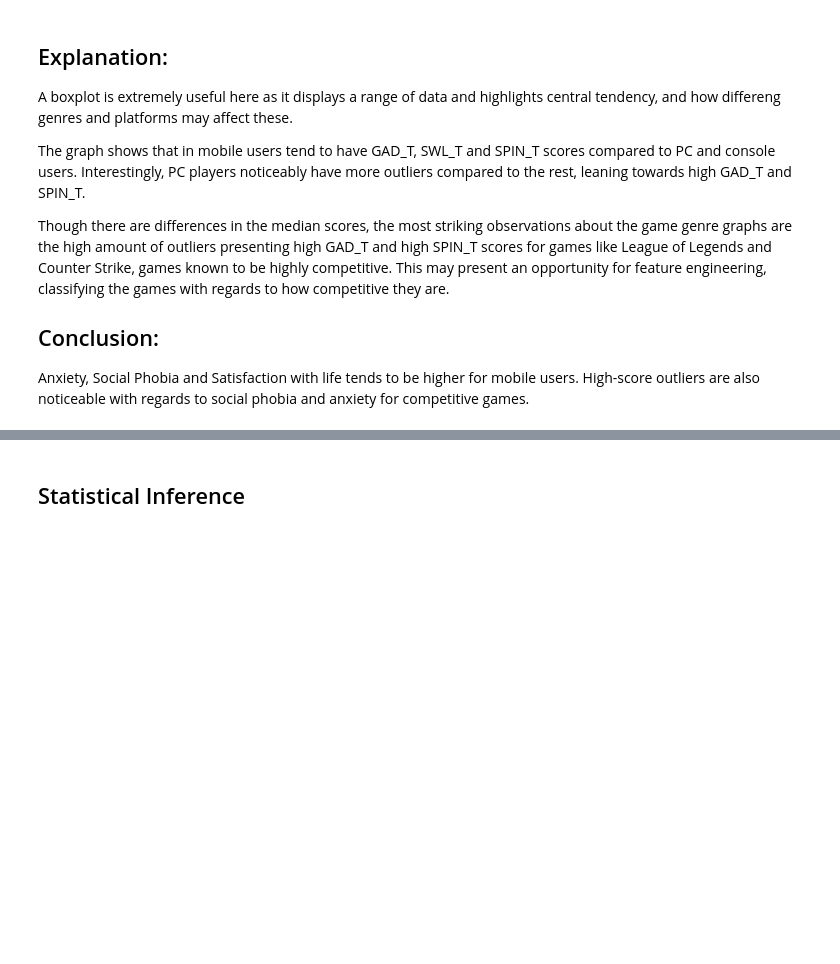
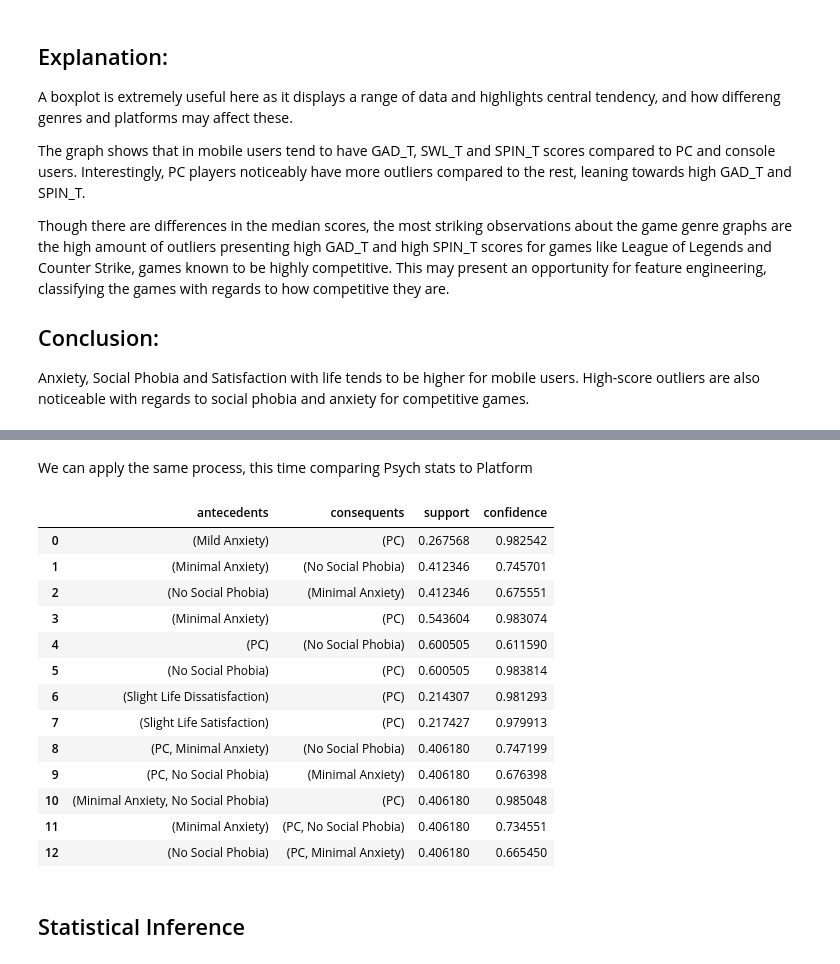
Before and after one commit to MglGuer/CSMODEL-MCO, a Jupyter notebook: Group 4 CSMODEL MCO1.ipynb, the cells around one changed output, grey strips where cells are left out. Saved outputs shown, nothing was run; the diff lists cells and outputs as text; code cells hidden in the pictures; blank space fills up the shorter version.

```diff
--- a/Group 4 CSMODEL MCO1.ipynb
+++ b/Group 4 CSMODEL MCO1.ipynb
@@ -477,0 +674,3 @@ How does the amount of time spent on different gaming devices affect anxiety lev
+# %%
+platform_df = pd.get_dummies(gamingAnxiety_df['Platform'])
+platform_df
@@ -477,0 +731,3 @@ How does the amount of time spent on different gaming devices affect anxiety lev
+# %%
+gadt_df = pd.get_dummies(gadt_df)
+gadt_df
@@ -477,0 +772,26 @@ How does the amount of time spent on different gaming devices affect anxiety lev
+# %%
+# Assign a label for each level of social phobia
+def categorizeLifeSatisfaction(score):
+    if score >= 5 and score <= 9:
+        return 'Extreme Life Dissatisfaction'
+    elif score >= 10 and score <= 14:
+        return 'Moderate Life Dissatisfaction'
+    elif score >= 15 and score <= 19:
+        return 'Slight Life Dissatisfaction'
+    elif score == 20:
+        return 'Neutral Life Satisfaction'
+    elif score >= 21 and score <= 25:
+        return 'Slight Life Satisfaction'
+    elif score >= 26 and score <= 30:
+        return 'Moderate Life Satisfaction'
+    elif score >= 31 and score <= 35:
+        return 'Extreme Life Satisfaction'
+    else:
+        return 'Invalid Score'
+
+#Create new column with categorized Anxiety
+gamingAnxiety_df['Life Satisfaction'] = gamingAnxiety_df['SWL_T'].apply(categorizeLifeSatisfaction)
+
+#Display newly created  Column
+swlt_df = gamingAnxiety_df['Life Satisfaction']
+swlt_df= pd.get_dummies(swlt_df)
@@ -477,0 +802,10 @@ How does the amount of time spent on different gaming devices affect anxiety lev
+# %%
+#Combine Anxiety, Social Phobia, and Life Satisfaction Dataframe
+psych_df = pd.concat([gadt_df, spint_df, swlt_df], axis = 1)
+
+#Combine Pysch Stats with games and platfor dataframes
+psychToGames = pd.concat([psych_df, games_df], axis = 1)
+psychToPlatform = pd.concat([psych_df, platform_df], axis = 1)
+
+print(psychToGames)
+print(psychToPlatform)
@@ -478,2 +866,22 @@ How does the amount of time spent on different gaming devices affect anxiety lev
+# %% [markdown]
+We can apply the same process, this time comparing Psych stats to Platform
+# %%
+frequent_itemsets = apriori(psychToPlatform, min_support = 0.2, use_colnames = True)
+association_rules(frequent_itemsets, metric = "confidence", min_threshold = 0.6)[['antecedents', 'consequents', 'support', 'confidence']]
+# %% [output]
+|  | antecedents | consequents | support | confidence |
+| 0 | (Mild Anxiety) | (PC) | 0.267568 | 0.982542 |
+| 1 | (Minimal Anxiety) | (No Social Phobia) | 0.412346 | 0.745701 |
+| 2 | (No Social Phobia) | (Minimal Anxiety) | 0.412346 | 0.675551 |
+| 3 | (Minimal Anxiety) | (PC) | 0.543604 | 0.983074 |
+| 4 | (PC) | (No Social Phobia) | 0.600505 | 0.611590 |
+| 5 | (No Social Phobia) | (PC) | 0.600505 | 0.983814 |
+| 6 | (Slight Life Dissatisfaction) | (PC) | 0.214307 | 0.981293 |
+| 7 | (Slight Life Satisfaction) | (PC) | 0.217427 | 0.979913 |
+| 8 | (PC, Minimal Anxiety) | (No Social Phobia) | 0.406180 | 0.747199 |
+| 9 | (PC, No Social Phobia) | (Minimal Anxiety) | 0.406180 | 0.676398 |
+| 10 | (Minimal Anxiety, No Social Phobia) | (PC) | 0.406180 | 0.985048 |
+| 11 | (Minimal Anxiety) | (PC, No Social Phobia) | 0.406180 | 0.734551 |
+| 12 | (No Social Phobia) | (PC, Minimal Anxiety) | 0.406180 | 0.665450 |
 # %% [markdown]
 ## Statistical Inference
```
Also changed, not shown: parts of 44 cells of this notebook.
